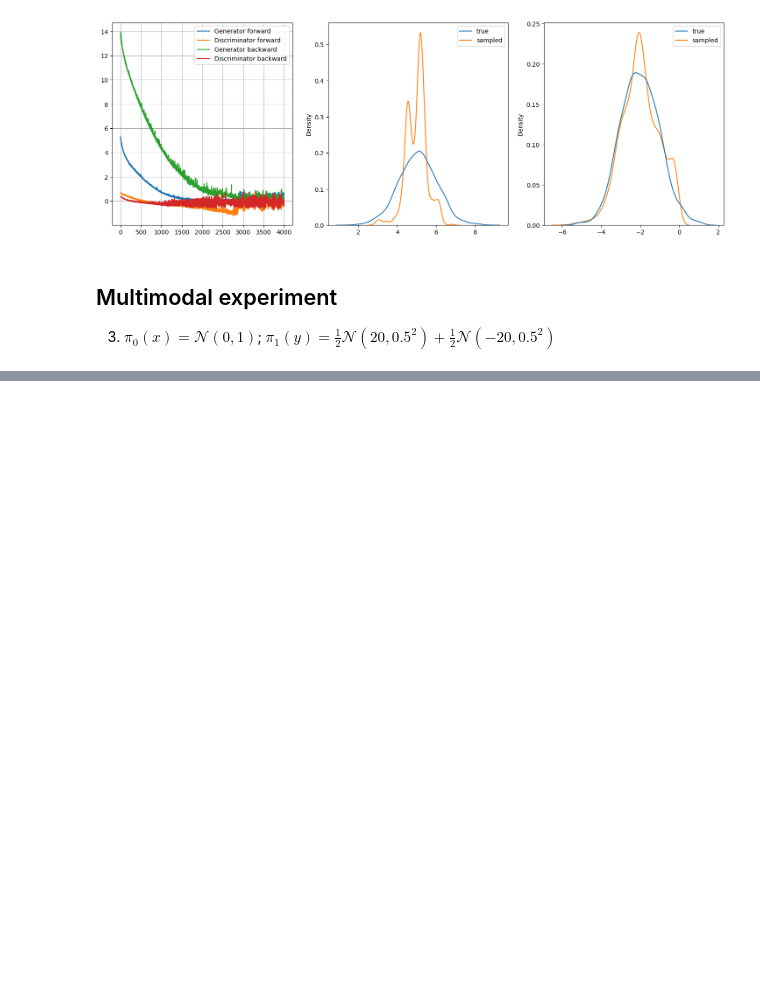
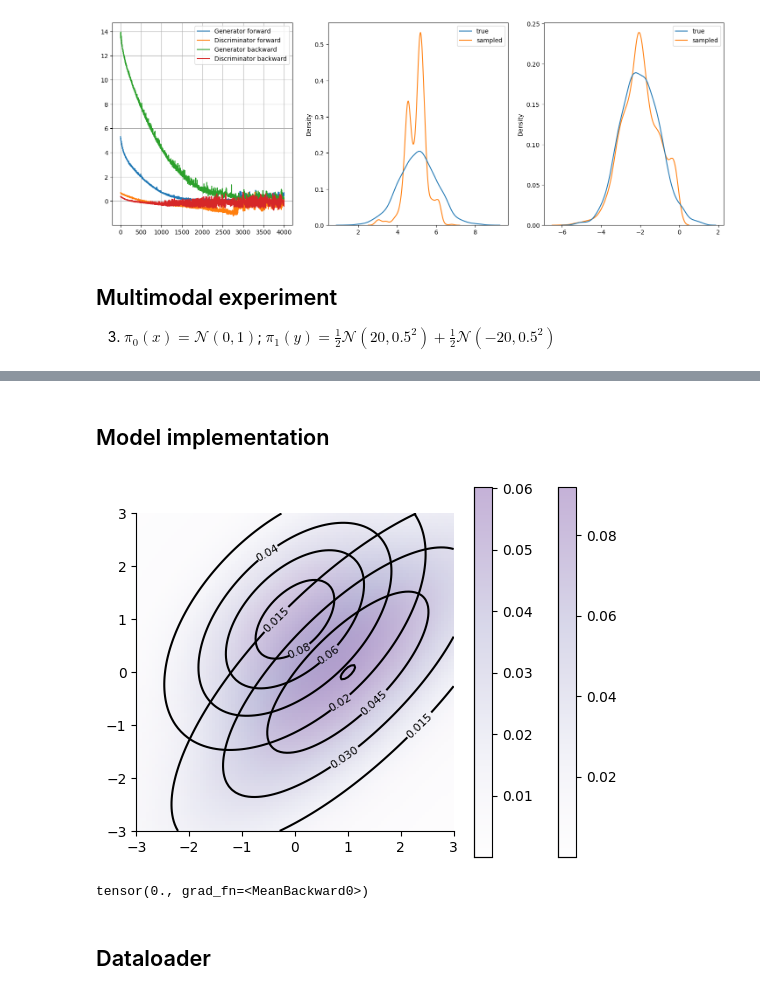
Before and after one commit to gregkseno/masters-thesis, a Jupyter notebook: code/main.ipynb, the cells around one changed output, grey strips where cells are left out. Drawn from its saved outputs; the diff is of its cells as text; code cells hidden in the pictures; blank space fills up the shorter version.

```diff
--- a/code/main.ipynb
+++ b/code/main.ipynb
@@ -874,0 +1396,31 @@ plt.show()
+# %% [markdown]
+## Model implementation
+# %%
+data1 = MultivariateNormal(torch.tensor([0, 1]), covariance_matrix=torch.eye(2) + 1.)
+data2 = MultivariateNormal(torch.tensor([1, 0]), covariance_matrix=torch.eye(2) + 3.)
+
+xs = torch.linspace(-3., 3., steps=100)
+ys = torch.linspace(-3.,3., steps=100)
+xx, yy = torch.meshgrid(xs, ys, indexing="xy")
+
+probs1 = data1.log_prob(torch.vstack((xx.ravel(), yy.ravel())).t()).reshape(xx.shape).exp()
+probs2 = data2.log_prob(torch.vstack((xx.ravel(), yy.ravel())).t()).reshape(xx.shape).exp()
+
+
+contours = plt.contour(xx, yy, probs1, 5, colors='black')
+plt.clabel(contours, inline=True, fontsize=8)
+
+plt.imshow(probs1, extent=[-3, 3, -3, 3], origin='lower',
+           cmap='Purples', alpha=0.3)
+plt.colorbar();
+sns.despine()
+
+contours = plt.contour(xx, yy, probs2, 5, colors='black')
+plt.clabel(contours, inline=True, fontsize=8)
+
+plt.imshow(probs2, extent=[-3, 3, -3, 3], origin='lower',
+           cmap='Purples', alpha=0.3)
+plt.colorbar();
+sns.despine()
+# %% [output]
+[figure, added]
@@ -874,0 +1455,35 @@ plt.show()
+# %%
+class Joint(nn.Module):
+    def __init__(self, in_dim, mu0=None, cov0=None):
+        super().__init__()
+
+        if mu0 is None: mu0 = torch.zeros(2 * in_dim)
+        if cov0 is None: cov0 = torch.eye(2 * in_dim)
+
+        self.mu = mu0.requires_grad_()
+        self.cov = cov0.requires_grad_()
+
+    def forward(self, x, y):
+        x_y = torch.cat([x, y], dim=1)
+        return MultivariateNormal(self.mu, self.cov).log_prob(x_y)
+
+def compute_kl_divergence(log_probs_p, log_probs_q):
+    """"KL (p || q)"""
+    kl_div = torch.exp(log_probs_p) * (log_probs_p - log_probs_q)
+    return kl_div.sum()
+
+
+############## TEST ##################
+test_in_dim = 1
+test_joint1 = Joint(test_in_dim)
+test_joint2 = Joint(test_in_dim)
+
+test_x = torch.rand((4, test_in_dim))
+test_y = torch.rand((4, test_in_dim))
+
+log_probs1 = test_joint1(test_x, test_y)
+log_probs2 = test_joint2(test_x, test_y)
+
+compute_kl_divergence(log_probs1, log_probs2)
+# %% [output]
+tensor(0., grad_fn=<MeanBackward0>)
@@ -874,0 +1544,2 @@ plt.show()
+# %% [markdown]
+## Dataloader
```
Also changed, not shown: parts of 30 cells of this notebook, 1 other file.
